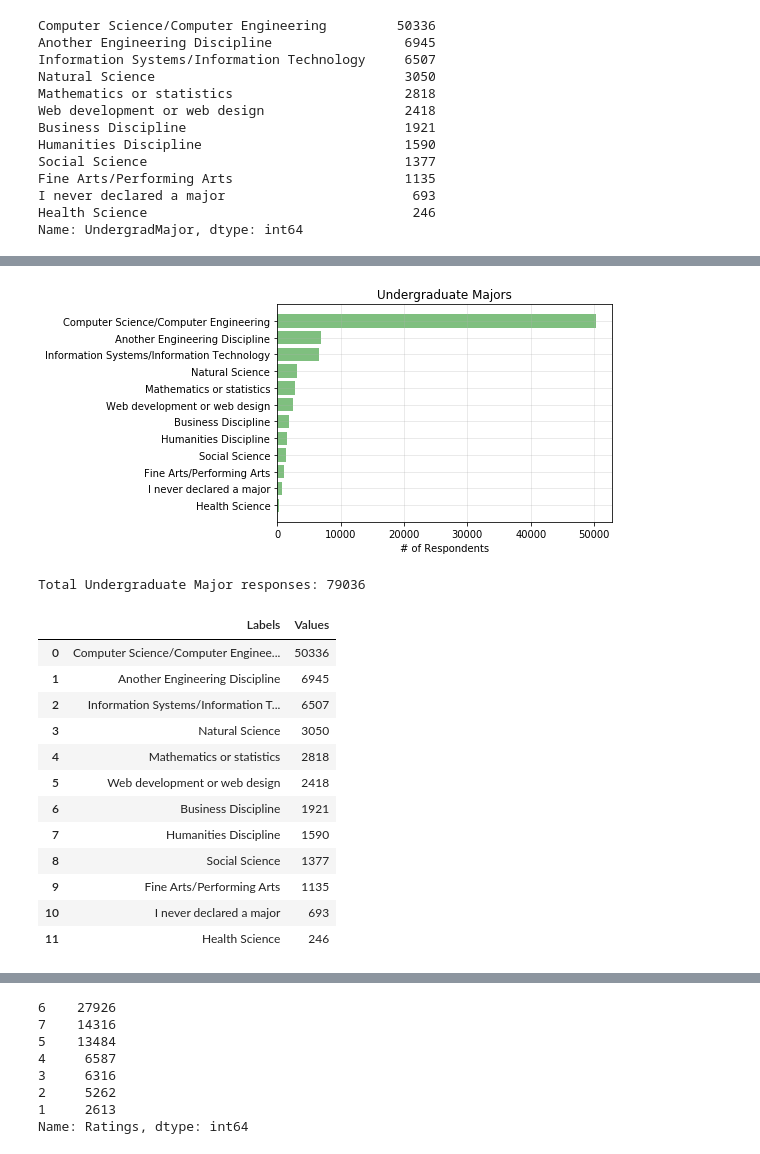
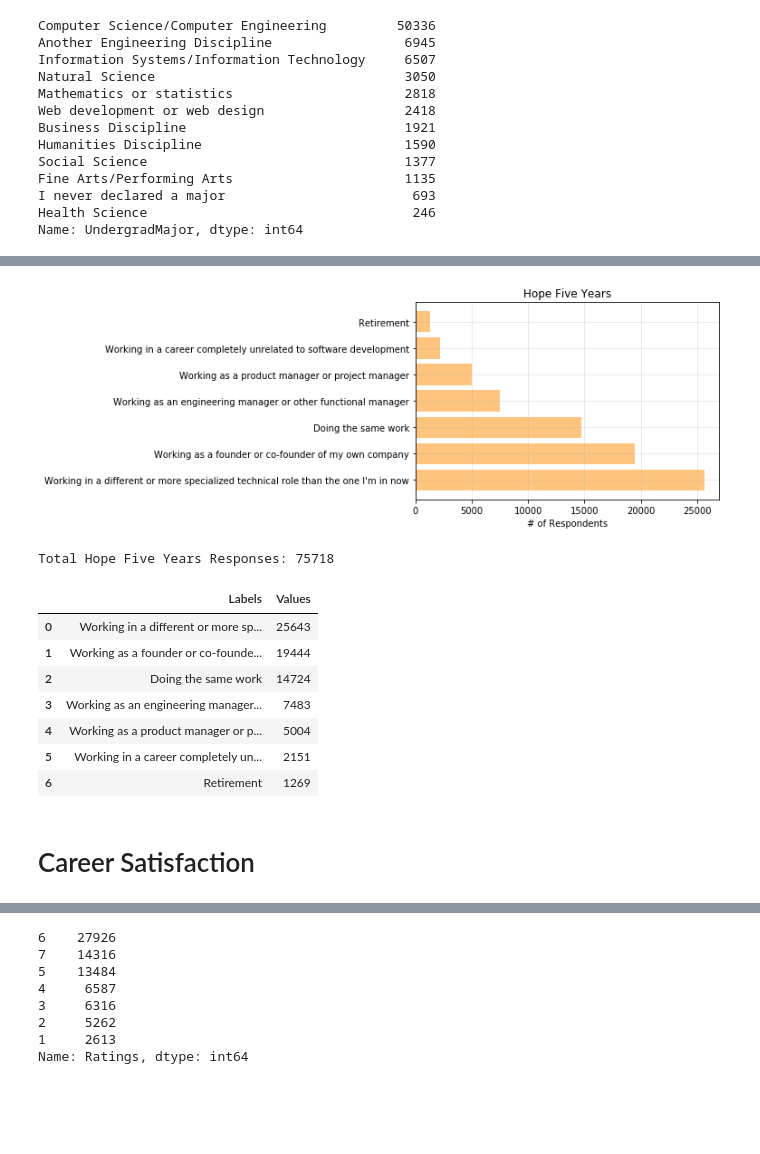
Before and after one commit to poojasheelvanth/Group-5-monwed, a Jupyter notebook: Stack_Survey_Analysis.ipynb, the cells around one changed output, grey strips where cells are left out. Drawn from its saved outputs; the diff is of its cells as text; code cells hidden in the pictures; blank space fills up the shorter version.

```diff
--- a/Stack_Survey_Analysis.ipynb
+++ b/Stack_Survey_Analysis.ipynb
@@ -74,3 +78,12 @@ Fine Arts/Performing Arts                      1135
 I never declared a major                        693
 Health Science                                  246
 Name: UndergradMajor, dtype: int64
+# %%
+Education_df['Gender'] = Education_df['Gender'].replace({"Non-binary, genderqueer, or gender non-conforming":"Other / Non-Disclosed","Female;Transgender":"Female",\
+                                                        "Male;Non-binary, genderqueer, or gender non-conforming":"Male","Transgender":"Other / Non-Disclosed","Female;Male":"Other / Non-Disclosed",\
+                                                        "Transgender;Non-binary, genderqueer, or gender non-conforming":"Other / Non-Disclosed","Female;Non-binary, genderqueer, or gender non-conforming":"Female",\
+                                                         "Female;Male;Transgender;Non-binary, genderqueer, or gender non-conforming":"Other / Non-Disclosed","Male;Transgender":"Male","Female;Transgender;Non-binary, genderqueer, or gender non-conforming":"Female",\
+                                                         "Female;Male;Transgender":"Other / Non-Disclosed","Male;Transgender;Non-binary, genderqueer, or gender non-conforming":"Male",\
+                                                        "Female;Male;Non-binary, genderqueer, or gender non-conforming":"Other / Non-Disclosed"})
+
+Education_df['Gender'].value_counts()
@@ -138,38 +457,37 @@ Total Formal Education responses: 94703
 # %%
-UndergradMajor_temp = Education_df[['Respondent','UndergradMajor']]
-UndergradMajor = UndergradMajor_temp.dropna()
+HopeFiveYears_temp = Education_df[['Respondent','HopeFiveYears']]
+HopeFiveYears = HopeFiveYears_temp.dropna()
 
-UndergradMajor_count = UndergradMajor['UndergradMajor'].value_counts()
+HopeFiveYears_count = HopeFiveYears['HopeFiveYears'].value_counts()
 
-UndergradMajor_df = pd.DataFrame({'Labels' : UndergradMajor_count.index,
-                            'Values' : UndergradMajor_count.values
+
+HopeFiveYears_df = pd.DataFrame({'Labels' : HopeFiveYears_count.index,
+                            'Values' : HopeFiveYears_count.values
 })
 
 
-plt.barh(UndergradMajor_df['Labels'], UndergradMajor_df['Values'], color='green', alpha=0.5, align="center")
-plt.gca().invert_yaxis()
+plt.barh(HopeFiveYears_df['Labels'], HopeFiveYears_df['Values'], color='darkorange', alpha=0.5, align="center")
 plt.grid(alpha = 0.33)
-plt.title("Undergraduate Majors")
+plt.title("Hope Five Years")
 plt.xlabel("# of Respondents")
-plt.savefig("Images/Undergraduate_Majors.png")
+plt.tight_layout()
+plt.savefig("Images/Hope_Five_Years.png")
+
 plt.show()
 
-print(f"Total Undergraduate Major responses: {UndergradMajor_count.sum()}")
-UndergradMajor_df
+print(f"Total Hope Five Years Responses: {HopeFiveYears_count.sum()}")
+HopeFiveYears_df
 # %% [output]
-[figure, old version]
+[figure, new version]
-Total Undergraduate Major responses: 79036
+Total Hope Five Years Responses: 75718
 |  | Labels | Values |
-| 0 | Computer Science/Computer Enginee... | 50336 |
-| 1 | Another Engineering Discipline | 6945 |
-| 2 | Information Systems/Information T... | 6507 |
-| 3 | Natural Science | 3050 |
-| 4 | Mathematics or statistics | 2818 |
-| 5 | Web development or web design | 2418 |
-| 6 | Business Discipline | 1921 |
-| 7 | Humanities Discipline | 1590 |
-| 8 | Social Science | 1377 |
-| 9 | Fine Arts/Performing Arts | 1135 |
-| 10 | I never declared a major | 693 |
-| 11 | Health Science | 246 |
+| 0 | Working in a different or more sp... | 25643 |
+| 1 | Working as a founder or co-founde... | 19444 |
+| 2 | Doing the same work | 14724 |
+| 3 | Working as an engineering manager... | 7483 |
+| 4 | Working as a product manager or p... | 5004 |
+| 5 | Working in a career completely un... | 2151 |
+| 6 | Retirement | 1269 |
+# %% [markdown]
+# Career Satisfaction
 # %%
```
Also changed, not shown: parts of 33 cells of this notebook.
